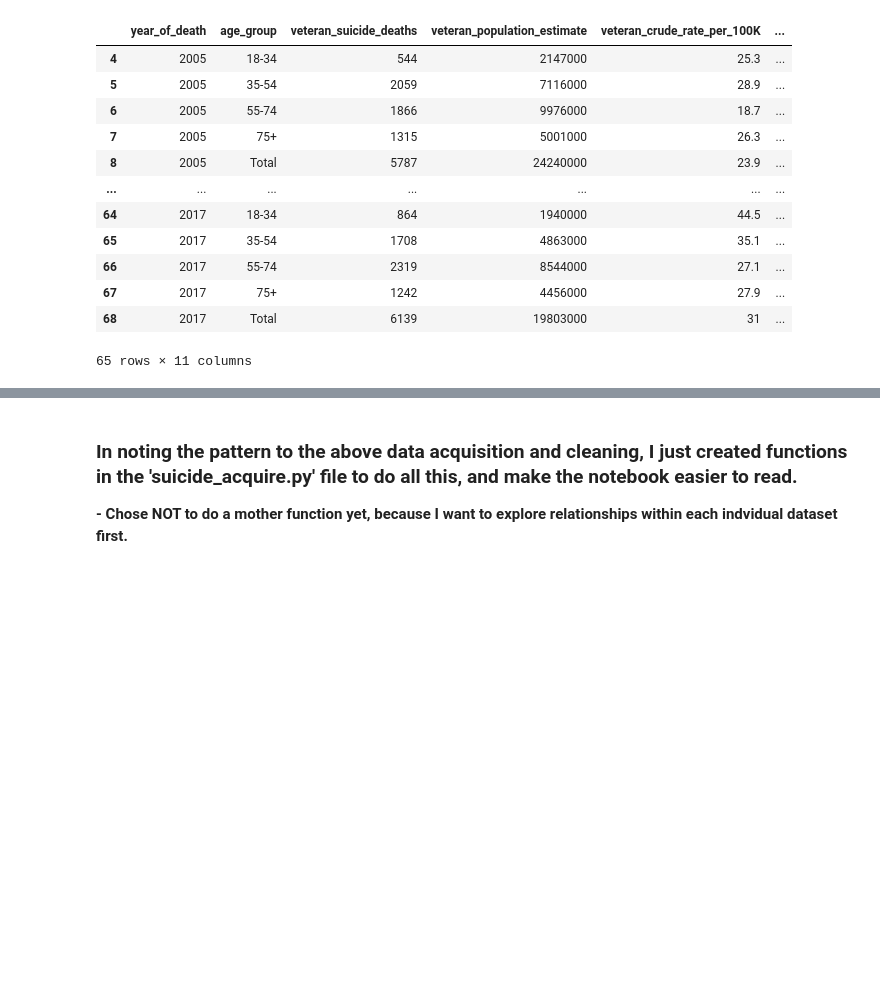
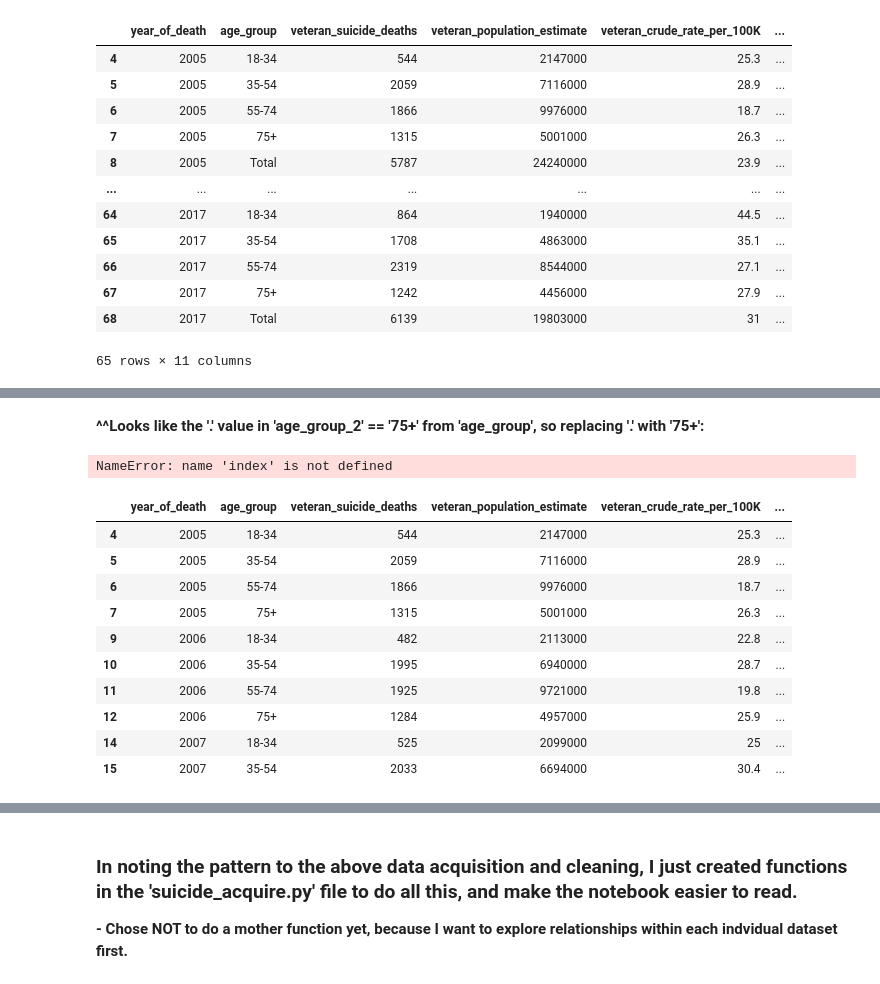
Before and after one commit to nickjoseph210/Soldier_Suicide_Prevention, a Jupyter notebook: prevention_scratch.ipynb, the cells around one changed output, grey strips where cells are left out. Drawn from its saved outputs; the diff is of its cells as text; code cells hidden in the pictures; blank space fills up the shorter version.

```diff
--- a/prevention_scratch.ipynb
+++ b/prevention_scratch.ipynb
@@ -445,0 +466,4 @@ dtype: object
+# %%
+age_group_df = age_group_df.drop(age_group_df.index[age_group_df.age_group == "Total"])
+
+age_group_df.head()
@@ -445,0 +543,61 @@ dtype: object
+# %% [markdown]
+**^^Looks like the '.' value in 'age_group_2' == '75+' from 'age_group', so replacing '.' with '75+':**
+# %%
+# age_group_df.replace(".", "75+")
+
+# code line above doesn't work because we have floats in our data, and it replaces those floats with '75+' - no bueno
+
+age_group_df.replace({'age_group_2': 3, 'age_group_2': 7, 'age_group_2': 11, 'age_group_2': 15, "age_group_2": 19}, 100)
+# %% [output]
+NameError: name 'index' is not defined
+# %%
+# for age in age_group_df.age_group:
+#     if age == "18-34":
+#         print(1)
+#     if age == "35-54":
+#         print(2)
+#     if age == "55-74":
+#         print(3)
+#     if age == "75+":
+#         print(4)
+
+
+age_group_num = []
+for i in age_group_df["age_group"]:
+    if i == "18-34":
+        age_group_num.append(1.0)
+    elif i == "35-54":
+        age_group_num.append(2.0)
+    elif i == "55-74":
+        age_group_num.append(3.0)
+    elif i == "75+":
+        age_group_num.append(4.0)
+
+age_group_df["age_group_num"] = age_group_num
+
+age_group_df.head(10)
+
+# age_one = [1 if i == "18-34" for i in age_group_df.age_group]
+# age_two = [2 if i == "35-54" for i in age_group_df.age_group]
+# age_three = [3 if i == "55-74" for i in age_group_df.age_group]
+# age_four = [4 if i == "75+" for i in age_group_df.age_group]
+
+
+
+# def partner_dependents(df):
+#     partner = [0 if i == 'No' else 1 for i in df.partner]
+#     dependents = [2 if i == 'Yes' else 0 for i in df.dependents]
+#     df['partner_and_dependents'] = [partner[i] + dependents[i] for i in range(len(partner))]
+#     return df
+# %% [output]
+|  | year_of_death | age_group | veteran_suicide_deaths | veteran_population_estimate | veteran_crude_rate_per_100K | ... |
+| 4 | 2005 | 18-34 | 544 | 2147000 | 25.3 | ... |
+| 5 | 2005 | 35-54 | 2059 | 7116000 | 28.9 | ... |
+| 6 | 2005 | 55-74 | 1866 | 9976000 | 18.7 | ... |
+| 7 | 2005 | 75+ | 1315 | 5001000 | 26.3 | ... |
+| 9 | 2006 | 18-34 | 482 | 2113000 | 22.8 | ... |
+| 10 | 2006 | 35-54 | 1995 | 6940000 | 28.7 | ... |
+| 11 | 2006 | 55-74 | 1925 | 9721000 | 19.8 | ... |
+| 12 | 2006 | 75+ | 1284 | 4957000 | 25.9 | ... |
+| 14 | 2007 | 18-34 | 525 | 2099000 | 25 | ... |
+| 15 | 2007 | 35-54 | 2033 | 6694000 | 30.4 | ... |
```
Also changed, not shown: parts of 30 cells of this notebook.
